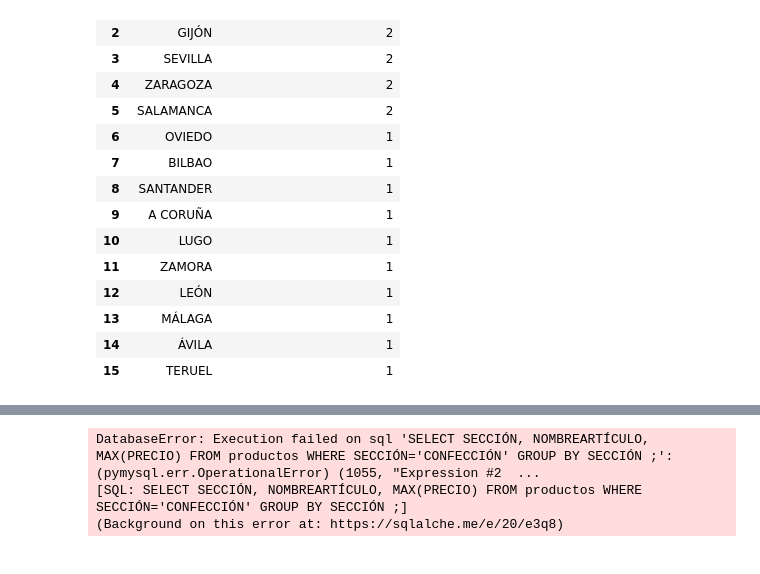
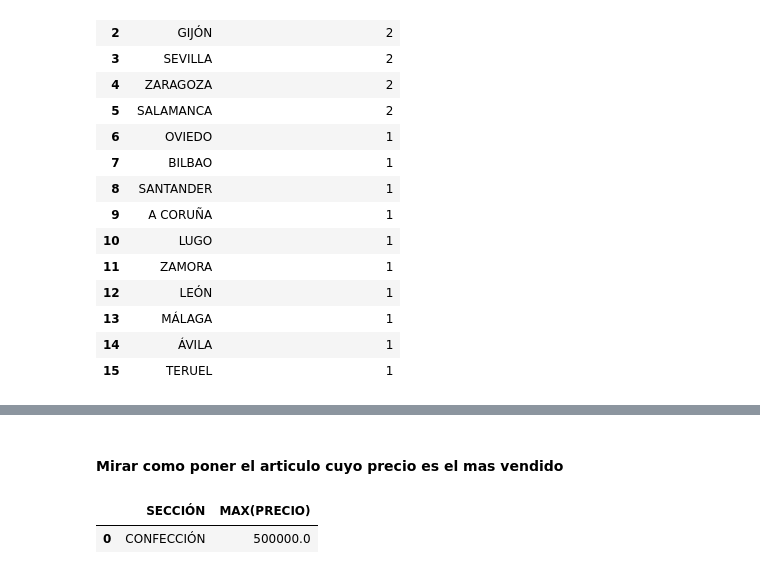
Before and after one commit to preciii7/practica_programacion, a Jupyter notebook: sql/mas_ejercicios_practica.ipynb, the cells around one changed output, grey strips where cells are left out. Cells and saved outputs as stored; diff of their text form; code cells hidden in the pictures.

```diff
--- a/sql/mas_ejercicios_practica.ipynb
+++ b/sql/mas_ejercicios_practica.ipynb
@@ -368,10 +368,11 @@ pd.read_sql("SELECT * FROM productos;",engine)
 | 37 | AR39 | CERÁMICA | JARRA CHINA | 127.7704 | 2002-09-02 | 0 | CHINA | None |
 | 38 | AR40 | DEPORTES | BOTA ALPINISMO | 144.0000 | 2002-05-05 | 0 | ESPAÑA | None |
 | 39 | AR41 | DEPORTES | PALAS DE PING PONG | 21.6000 | 2002-02-02 | 0 | ESPAÑA | None |
+# %% [markdown]
+#### Mirar como poner el articulo cuyo precio es el mas vendido
 # %%
 # Necesitamos dos campos, uno para agrupar y otro para operar
-pd.read_sql("SELECT SECCIÓN, NOMBREARTÍCULO, MAX(PRECIO) FROM productos WHERE SECCIÓN='CONFECCIÓN' GROUP BY SECCIÓN ;",engine)
+pd.read_sql("SELECT SECCIÓN, MAX(PRECIO) FROM productos WHERE SECCIÓN='CONFECCIÓN' GROUP BY SECCIÓN ;",engine)
 # %% [output]
-DatabaseError: Execution failed on sql 'SELECT SECCIÓN, NOMBREARTÍCULO, MAX(PRECIO) FROM productos WHERE SECCIÓN='CONFECCIÓN' GROUP BY SECCIÓN ;': (pymysql.err.OperationalError) (1055, "Expression #2  ...
-[SQL: SELECT SECCIÓN, NOMBREARTÍCULO, MAX(PRECIO) FROM productos WHERE SECCIÓN='CONFECCIÓN' GROUP BY SECCIÓN ;]
-(Background on this error at: https://sqlalche.me/e/20/e3q8)
+|  | SECCIÓN | MAX(PRECIO) |
+| 0 | CONFECCIÓN | 500000.0 |
```
